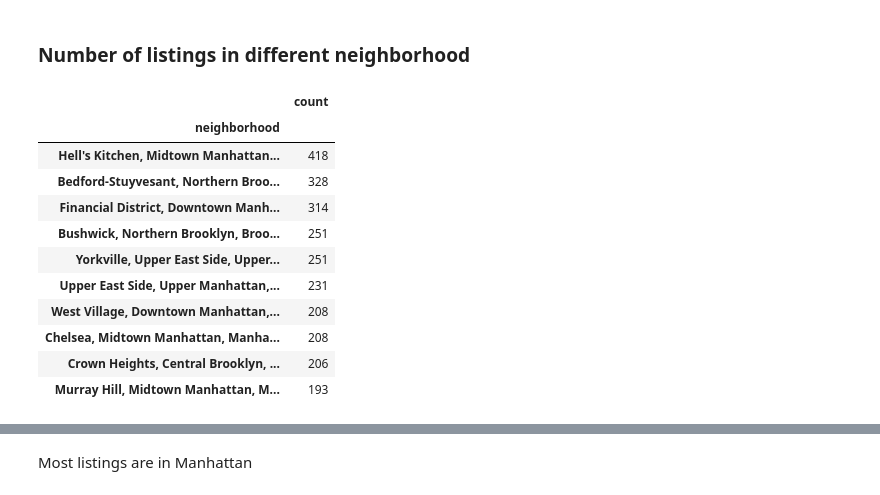
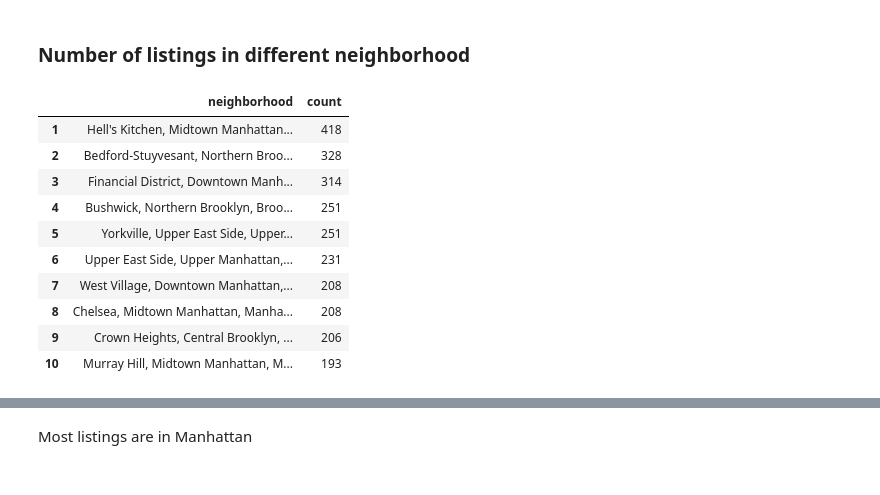
Before and after one commit to DoctorDatah/Apartments-Listings-NYC-Analysis-and-Modeling, a Jupyter notebook: 3-Exploratory-Data-Analysis.ipynb, the cells around one changed output, grey strips where cells are left out. Drawn from its saved outputs; the diff is of its cells as text; code cells hidden in the pictures.

```diff
--- a/3-Exploratory-Data-Analysis.ipynb
+++ b/3-Exploratory-Data-Analysis.ipynb
@@ -57,20 +57,21 @@ No missing values
 # %%
 # Groupby
 
 series =  listings.groupby('neighborhood')['rent'].count()
 nhood_listings_number = series.to_frame('count').sort_values(by='count', ascending = False)
+nhood_listings_number.reset_index(inplace=True)
+nhood_listings_number.index = pd.RangeIndex(start=1, stop=len(nhood_listings_number) + 1, step=1)
 nhood_listings_number.head(10)
 # listings.groupby('neighborhood')['rent'].count().to_frame('count').sort_values(by='count', ascending=False)
 # %% [output]
-|  | count |
-| neighborhood |  |
-| Hell's Kitchen, Midtown Manhattan... | 418 |
-| Bedford-Stuyvesant, Northern Broo... | 328 |
-| Financial District, Downtown Manh... | 314 |
-| Bushwick, Northern Brooklyn, Broo... | 251 |
-| Yorkville, Upper East Side, Upper... | 251 |
-| Upper East Side, Upper Manhattan,... | 231 |
-| West Village, Downtown Manhattan,... | 208 |
-| Chelsea, Midtown Manhattan, Manha... | 208 |
-| Crown Heights, Central Brooklyn, ... | 206 |
-| Murray Hill, Midtown Manhattan, M... | 193 |
+|  | neighborhood | count |
+| 1 | Hell's Kitchen, Midtown Manhattan... | 418 |
+| 2 | Bedford-Stuyvesant, Northern Broo... | 328 |
+| 3 | Financial District, Downtown Manh... | 314 |
+| 4 | Bushwick, Northern Brooklyn, Broo... | 251 |
+| 5 | Yorkville, Upper East Side, Upper... | 251 |
+| 6 | Upper East Side, Upper Manhattan,... | 231 |
+| 7 | West Village, Downtown Manhattan,... | 208 |
+| 8 | Chelsea, Midtown Manhattan, Manha... | 208 |
+| 9 | Crown Heights, Central Brooklyn, ... | 206 |
+| 10 | Murray Hill, Midtown Manhattan, M... | 193 |
```
Also changed, not shown: parts of 5 cells of this notebook, 3 other files.
